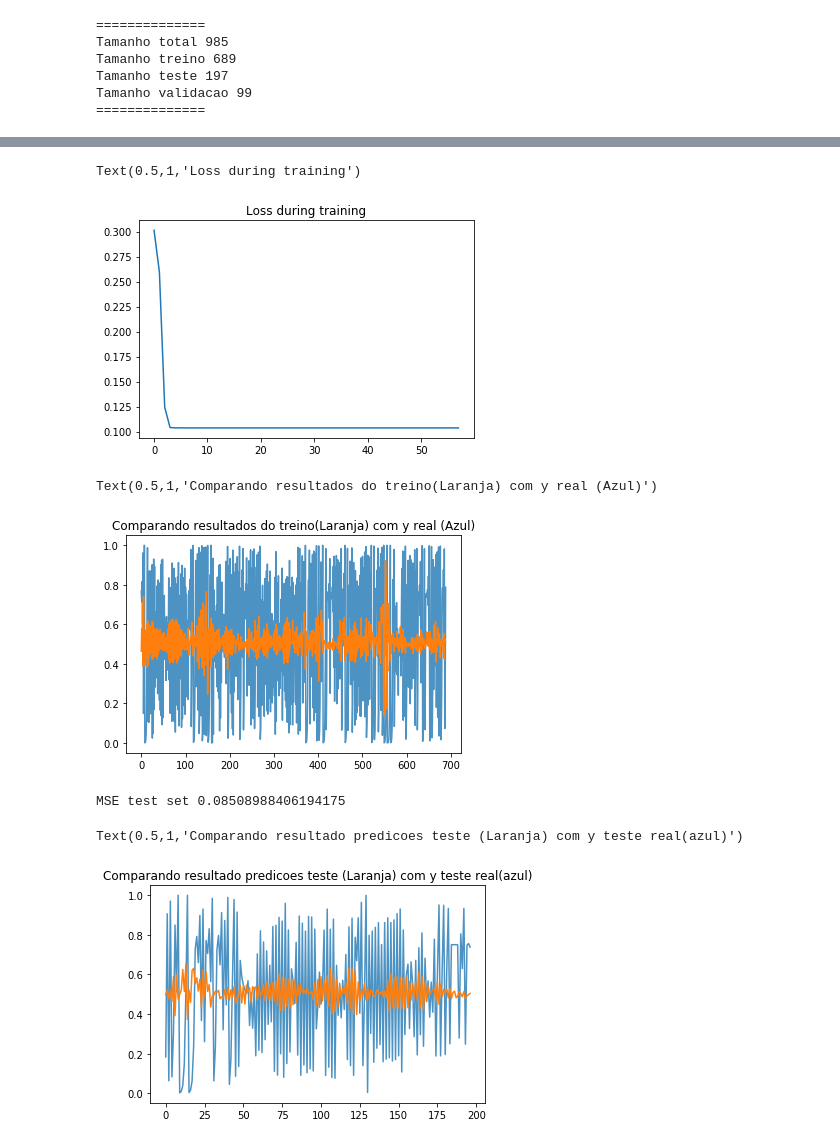
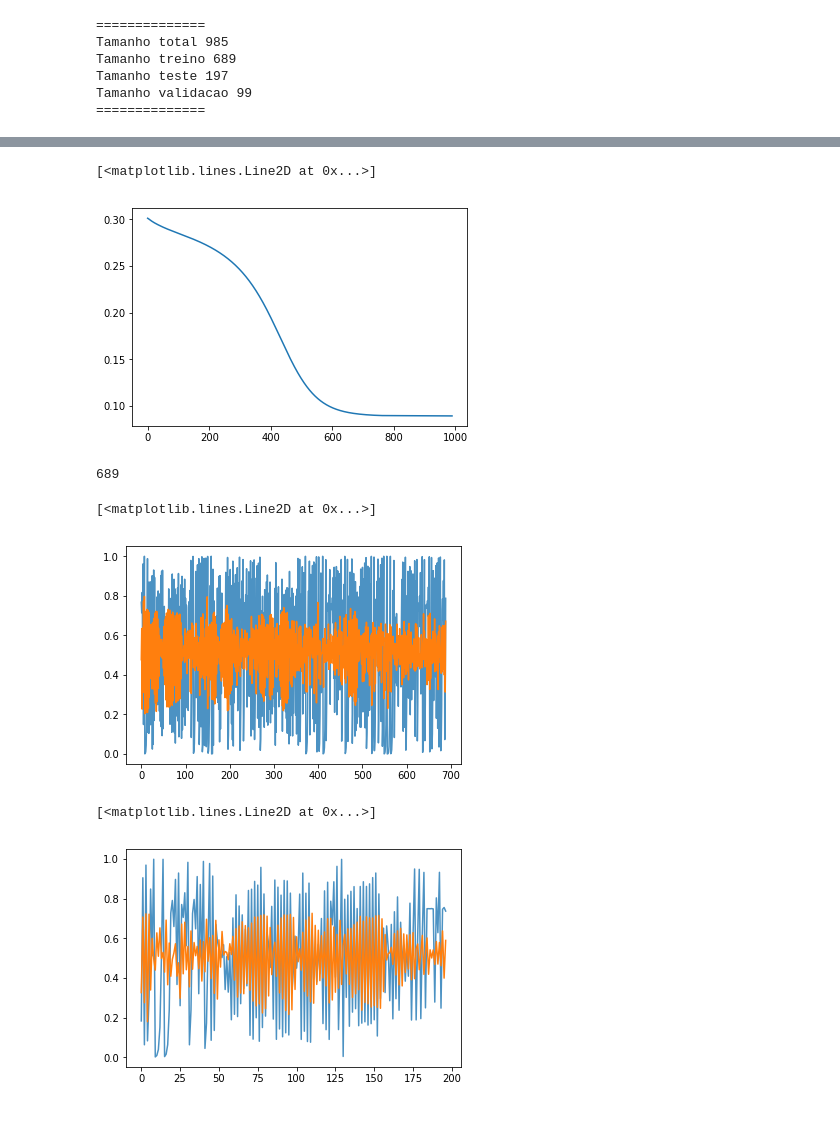
Before and after one commit to FernandoFavoretti/mixture_of_experts, a Jupyter notebook: Mistura_de_especialistas.ipynb, the cells around one changed output, grey strips where cells are left out. Saved outputs shown, nothing was run; the diff lists cells and outputs as text; code cells hidden in the pictures.

```diff
--- a/Mistura_de_especialistas.ipynb
+++ b/Mistura_de_especialistas.ipynb
@@ -85,11 +81,11 @@ Tamanho validacao 99
 all_ne = X_train.shape[1]
 ## Vamos criar alguns experts
 all_experts = []
-exp1 = expert_factory.Expert(ne=all_ne,nh=2,ns=1,g_h='sigmoid',g_o='sigmoid',max_epoch=10000, alpha=0.015)
+exp1 = expert_factory.Expert(ne=all_ne,nh=2,ns=1,g_h='sigmoid',g_o='sigmoid',max_epoch=2000, alpha=0.015)
 exp2 = expert_factory.Expert(ne=all_ne,nh=4,ns=1,g_h='sigmoid',g_o='sigmoid',max_epoch=10000, alpha=0.025)
 exp3 = expert_factory.Expert(ne=all_ne,nh=3,ns=1,g_h='sigmoid',g_o='sigmoid',max_epoch=10000, alpha=0.055)
 exp4 = expert_factory.Expert(ne=all_ne,nh=3,ns=1,g_h='sigmoid',g_o='sigmoid',max_epoch=20000, alpha=0.3)
-exp5 = expert_factory.Expert(ne=all_ne,nh=4,ns=1,g_h='tan_h',g_o='sigmoid',max_epoch=10000, alpha=0.6)
+exp5 = expert_factory.Expert(ne=all_ne,nh=4,ns=1,g_h='tan_h',g_o='sigmoid',max_epoch=1000, alpha=0.6)
 
 all_experts.append(exp1)
 all_experts.append(exp2)
@@ -108,15 +104,13 @@ gating_network = expert_factory.Expert(gating_ne,gating_nh,gating_ns, g_h='sigmo
 # %%
 likelihood = 0
 old_likelihood = -np.inf
-best_erro_val = np.inf
-count_erro_val = 0
 iters = 0
-max_iters = 3000
+max_iters = 1000
 all_loss = []
 all_likeli = []
 while abs(likelihood-old_likelihood) > 1e-3 and iters < max_iters:
     iters += 1
-    print("Epoca: {}".format(iters))
+    print(iters)
     #calcula a saida para cada rede
     #A funcao retorna 4 variaveis, queremos apenas a ultima que representa o output (por isso o [-1])
     output_gating = gating_network.feedforward(X_train)[-1]
@@ -143,25 +137,5 @@ while abs(likelihood-old_likelihood) > 1e-3 and iters < max_iters:
     loss = np.square(erro).mean()
     all_loss.append(loss)
     all_likeli.append(likelihood)
-    print("MSE treino: {}".format(loss))
-
-#     #Acompanha no set de validacao
-#     saida_validacao = output_final(X_val, gating_network, all_experts)
-#     erro_val = saida_validacao - y_val
-#     loss_val = np.square(erro_val).mean()
-#     if loss_val < best_erro_val:
-#         #reseta contagem erros
-#         count_erro_val = 0
-#         #Guarda melhores redes
-#         best_erro_val = loss_val
-#         best_exp = all_experts
-#         best_gating = gating_network
-#     else:
-#         count_erro_val += 1
-#         if count_erro_val > 50:
-#             print("Treinamento encerrado por erro de validacao")
-#             #retorna melhroes redes
-#             all_experts = best_exp
-#             gating_network = best_gating
-#             break
+    print(loss)
 # %% [output]
@@ -190,18 +160,20 @@ MSE treino: 0.13845261393238703
 # %%
 import matplotlib.pyplot as plt
 # %%
-plt.plot(all_loss)
-plt.title("Loss during training")
+plt.plot(all_loss[10:])
 # %% [output]
-Text(0.5,1,'Loss during training')
+[<matplotlib.lines.Line2D at 0x...>]
-[figure, old version]
+[figure, new version]
+# %%
+X_train.shape[0]
+# %% [output]
+689
 # %%
 plt.plot(df[:y_train.shape[0]],alpha=0.8)
 plt.plot(saida_final)
-plt.title("Comparando resultados do treino(Laranja) com y real (Azul)")
 # %% [output]
-Text(0.5,1,'Comparando resultados do treino(Laranja) com y real (Azul)')
+[<matplotlib.lines.Line2D at 0x...>]
-[figure, old version]
+[figure, new version]
 # %%
 def test_network(gating_network,all_experts,X_test,y_test):
     saida_final = output_final(X_test, gating_network, all_experts)
@@ -210,17 +182,12 @@ def test_network(gating_network,all_experts,X_test,y_test):
     return loss,saida_final
 # %%
 loss,saida_test = test_network(gating_network,all_experts,X_test,y_test)
-# %%
-print("MSE test set {}".format(loss))
-# %% [output]
-MSE test set 0.08508988406194175
 # %%
 plt.plot(y_test,alpha=0.8)
 plt.plot(saida_test)
-plt.title("Comparando resultado predicoes teste (Laranja) com y teste real(azul)")
 # %% [output]
-Text(0.5,1,'Comparando resultado predicoes teste (Laranja) com y teste real(azul)')
+[<matplotlib.lines.Line2D at 0x...>]
-[figure, old version]
+[figure, new version]
 # %%
 def salva_pesos(network,type_net,filename):
     import json
```
Also changed, not shown: parts of 5 cells of this notebook, 4 other files.
